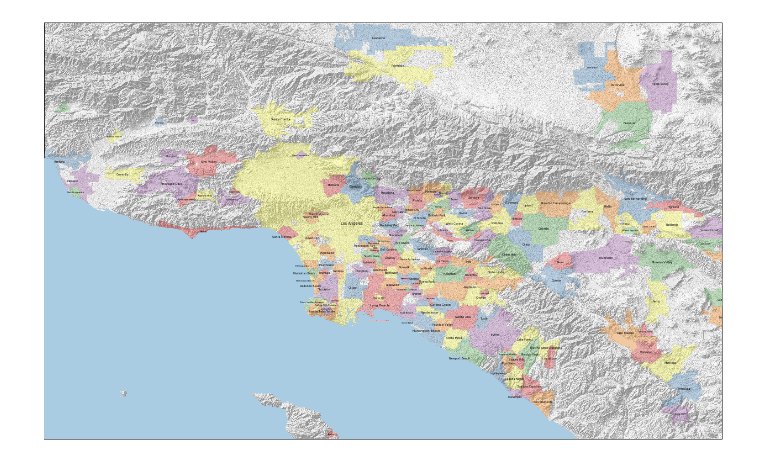
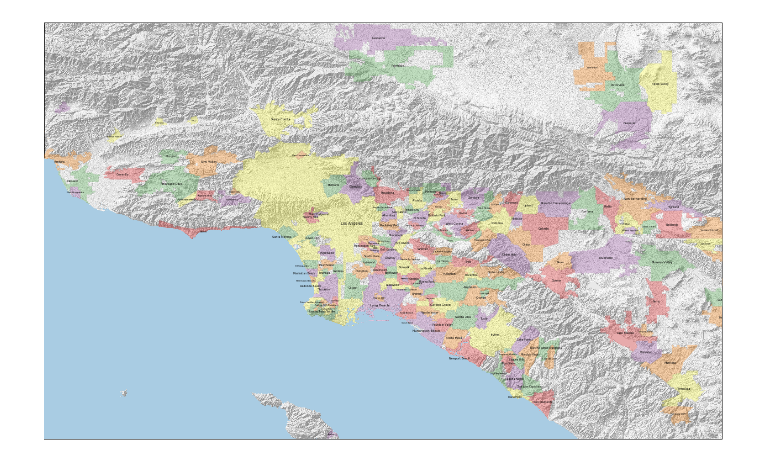
Before and after one commit to peterkagey/mapping_california, a Jupyter notebook: mapping_socal.ipynb, the cells around one changed output. Saved outputs shown, nothing was run; the diff lists cells and outputs as text; code cells hidden in the pictures.

Commit message:
Remove Stanford, add Atherton, remove blue as a color from the maps, as it is too easily confused with the ocean.

```diff
--- a/mapping_socal.ipynb
+++ b/mapping_socal.ipynb
@@ -27,10 +27,11 @@ from graph_coloring import generate_intersections, greedy_coloring
 # %%
 # Read the city shapefiles and generate the neighbors map
 reader = shapereader.Reader('la_cities/multipolygons.shp')
-intersections = generate_intersections(reader)
+records = list(reader.records())
+intersections = generate_intersections(records, verbose=False)
 # %%
 # From the neighbors map, assign colors to the cities
-colors =['#e41a1c', '#377eb8', '#4daf4a', '#984ea3', '#ff7f00', '#ffff33']
+colors =['#e41a1c', '#4daf4a', '#984ea3', '#ff7f00', '#ffff33']
 colormap = greedy_coloring(intersections, colors)
 # %%
 # Open the SRTM elevation file and compute a hillslope
@@ -87,36 +88,36 @@ ax.imshow(intensity, cmap='gist_gray', alpha=0.5, origin='upper', extent=srtm_ex
 # Duplicated cities or non-cities that we should skip.
 skip = ['Covina (City of)', b'La Ca\xf1ada Flintridge', 'Leisure Village']
 cities = set()
-for record in reader.records():
+for record in records:
     name = record.attributes['name']
     geometry = record.geometry
     if name == '' or name in cities or name in skip:
         continue
     cities.add(name)
     ax.add_geometries([geometry], ccrs.PlateCarree(),
                       alpha=0.3, color=colormap[name],
                       edgecolor='k', lw=0.1, zorder=5)
     # If the population is in the population map (as it is for most cities),
     # assign the font size to the log of the population
     if population.get(name):
         size = np.log10(population[name]) if population[name] > 0 else 1
     else:
         size = np.log10(10000)
     # Compute the x and y position of the labels, considering the tweaks dictionary
     x = geometry.centroid.x
     y = geometry.centroid.y
     if tweaks.get(name):
         x += tweaks[name][0]
         y += tweaks[name][1]
     ax.text(x, y, name, fontsize=size, zorder=20, clip_on=True,
             ha='center', va='center', transform=ccrs.PlateCarree())
 
 #Make a pure blue colormap, and plot the water mask
 cm = LinearSegmentedColormap.from_list('water', [(169/255, 204/255, 227/255),(169/255, 204/255, 227/255)])
 ax.imshow(water, cmap=cm, origin='upper', alpha=1.0, extent=srtm_extent, zorder=10)
 
 # Save at a high resolution
 plt.savefig('la_cities.png', dpi=600, bbox_inches='tight')
 plt.show()
 # %% [output]
-[figure, old version]
+[figure, new version]
```
Also changed, not shown: 10 other files.
